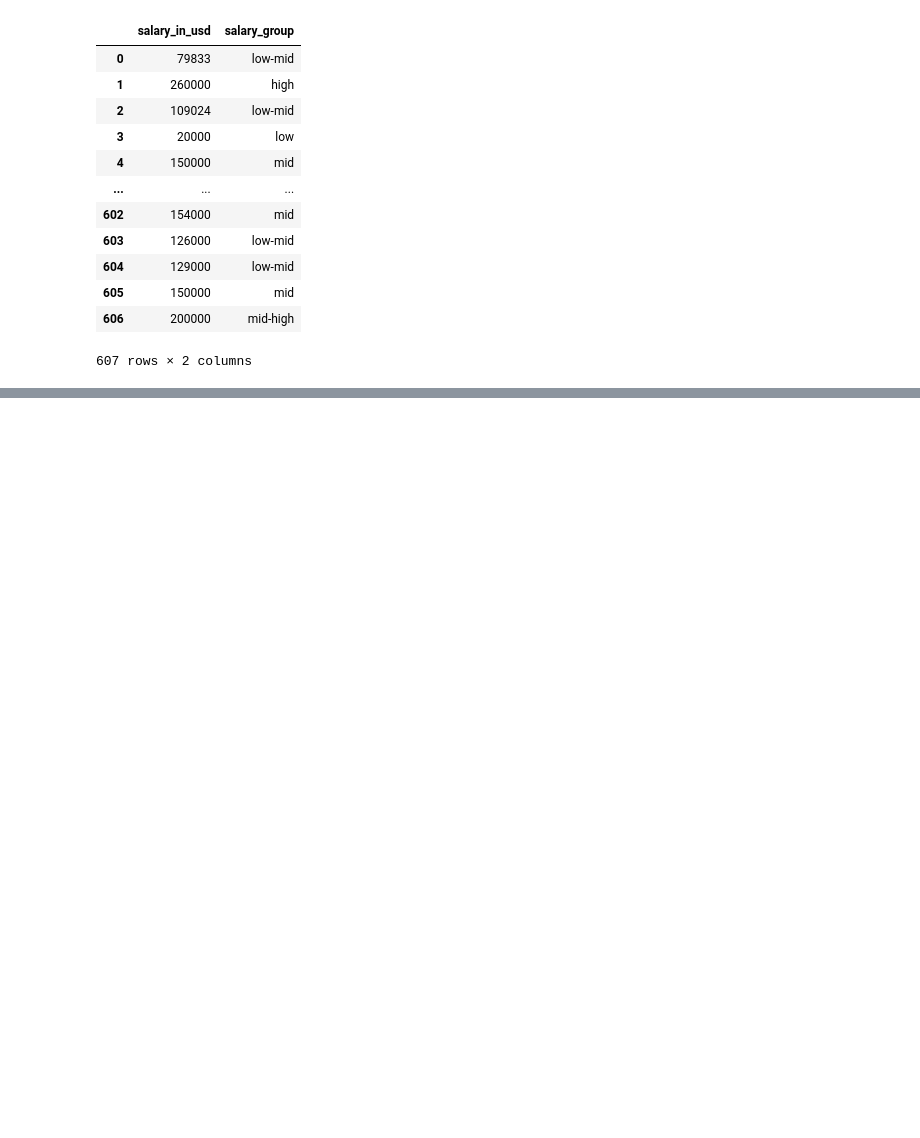
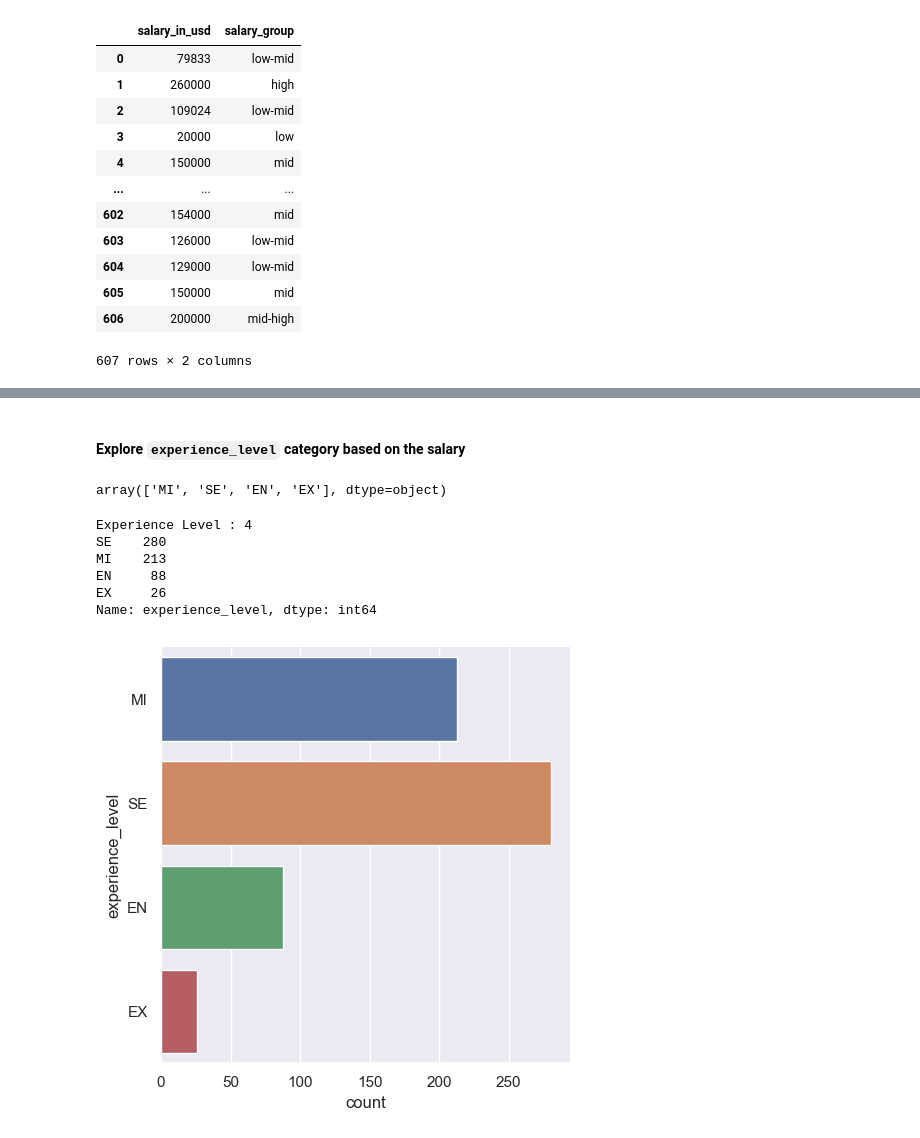
Before and after one commit to legitaxes/sc1015-mini_assignment, a Jupyter notebook: Mini-Assignment.ipynb, the cells around one changed output, grey strips where cells are left out. Drawn from its saved outputs; the diff is of its cells as text; code cells hidden in the pictures; blank space fills up the shorter version.

```diff
--- a/Mini-Assignment.ipynb
+++ b/Mini-Assignment.ipynb
@@ -177,0 +223,20 @@ salary
+# %% [markdown]
+#### Explore `experience_level` category based on the salary
+# %%
+dsdata['experience_level'].unique()
+# %% [output]
+array(['MI', 'SE', 'EN', 'EX'], dtype=object)
+# %%
+# Visualize Experience Level
+print("Experience Level :", len(dsdata['experience_level'].unique()))
+print(dsdata['experience_level'].value_counts())
+sb.catplot(y = "experience_level", data = dsdata, kind = "count")
+plt.show()
+# %% [output]
+Experience Level : 4
+SE    280
+MI    213
+EN     88
+EX     26
+Name: experience_level, dtype: int64
+[figure, added]
```
Also changed, not shown: parts of 31 cells of this notebook.
